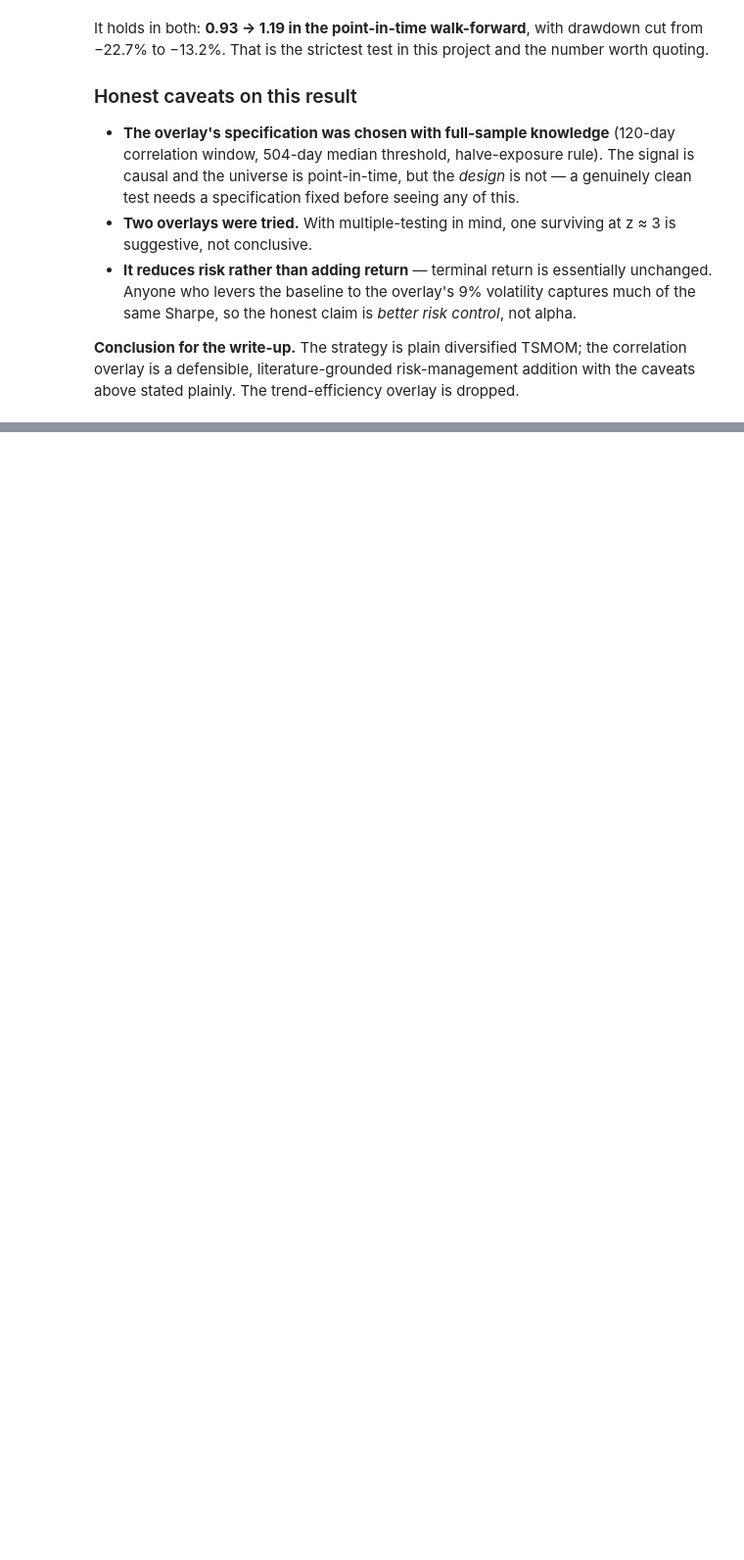
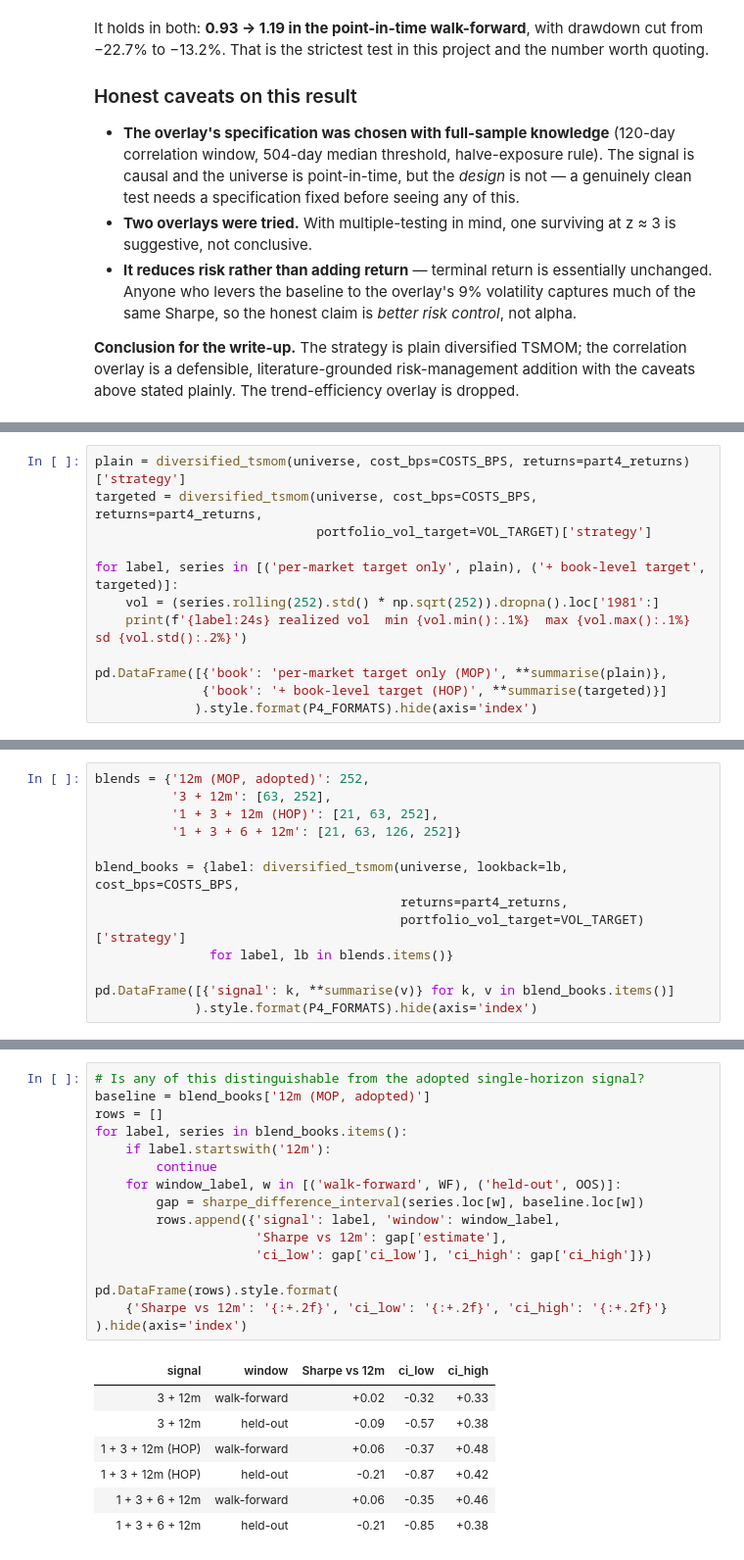
Before and after one commit to small-chicken/NUSInvestForecast, a Jupyter notebook: notebooks/02_strategy_research.ipynb, the cells around one changed output, grey strips where cells are left out. Shown at 98% size. Saved outputs shown, nothing was run; the diff lists cells and outputs as text; blank space fills up the shorter version.

```diff
--- a/notebooks/02_strategy_research.ipynb
+++ b/notebooks/02_strategy_research.ipynb
@@ -764,0 +820,12 @@ with the caveats above stated plainly. The trend-efficiency overlay is dropped.
+# %%
+plain = diversified_tsmom(universe, cost_bps=COSTS_BPS, returns=part4_returns)['strategy']
+targeted = diversified_tsmom(universe, cost_bps=COSTS_BPS, returns=part4_returns,
+                             portfolio_vol_target=VOL_TARGET)['strategy']
+
+for label, series in [('per-market target only', plain), ('+ book-level target', targeted)]:
+    vol = (series.rolling(252).std() * np.sqrt(252)).dropna().loc['1981':]
+    print(f'{label:24s} realized vol  min {vol.min():.1%}  max {vol.max():.1%}  sd {vol.std():.2%}')
+
+pd.DataFrame([{'book': 'per-market target only (MOP)', **summarise(plain)},
+              {'book': '+ book-level target (HOP)', **summarise(targeted)}]
+             ).style.format(P4_FORMATS).hide(axis='index')
@@ -764,0 +856,13 @@ with the caveats above stated plainly. The trend-efficiency overlay is dropped.
+# %%
+blends = {'12m (MOP, adopted)': 252,
+          '3 + 12m': [63, 252],
+          '1 + 3 + 12m (HOP)': [21, 63, 252],
+          '1 + 3 + 6 + 12m': [21, 63, 126, 252]}
+
+blend_books = {label: diversified_tsmom(universe, lookback=lb, cost_bps=COSTS_BPS,
+                                        returns=part4_returns,
+                                        portfolio_vol_target=VOL_TARGET)['strategy']
+               for label, lb in blends.items()}
+
+pd.DataFrame([{'signal': k, **summarise(v)} for k, v in blend_books.items()]
+             ).style.format(P4_FORMATS).hide(axis='index')
@@ -764,0 +875,24 @@ with the caveats above stated plainly. The trend-efficiency overlay is dropped.
+# %%
+# Is any of this distinguishable from the adopted single-horizon signal?
+baseline = blend_books['12m (MOP, adopted)']
+rows = []
+for label, series in blend_books.items():
+    if label.startswith('12m'):
+        continue
+    for window_label, w in [('walk-forward', WF), ('held-out', OOS)]:
+        gap = sharpe_difference_interval(series.loc[w], baseline.loc[w])
+        rows.append({'signal': label, 'window': window_label,
+                     'Sharpe vs 12m': gap['estimate'],
+                     'ci_low': gap['ci_low'], 'ci_high': gap['ci_high']})
+
+pd.DataFrame(rows).style.format(
+    {'Sharpe vs 12m': '{:+.2f}', 'ci_low': '{:+.2f}', 'ci_high': '{:+.2f}'}
+).hide(axis='index')
+# %% [output]
+| signal | window | Sharpe vs 12m | ci_low | ci_high |
+| 3 + 12m | walk-forward | +0.02 | -0.32 | +0.33 |
+| 3 + 12m | held-out | -0.09 | -0.57 | +0.38 |
+| 1 + 3 + 12m (HOP) | walk-forward | +0.06 | -0.37 | +0.48 |
+| 1 + 3 + 12m (HOP) | held-out | -0.21 | -0.87 | +0.42 |
+| 1 + 3 + 6 + 12m | walk-forward | +0.06 | -0.35 | +0.46 |
+| 1 + 3 + 6 + 12m | held-out | -0.21 | -0.85 | +0.38 |
```
Also changed, not shown: parts of 20 cells of this notebook, 1 other file.
